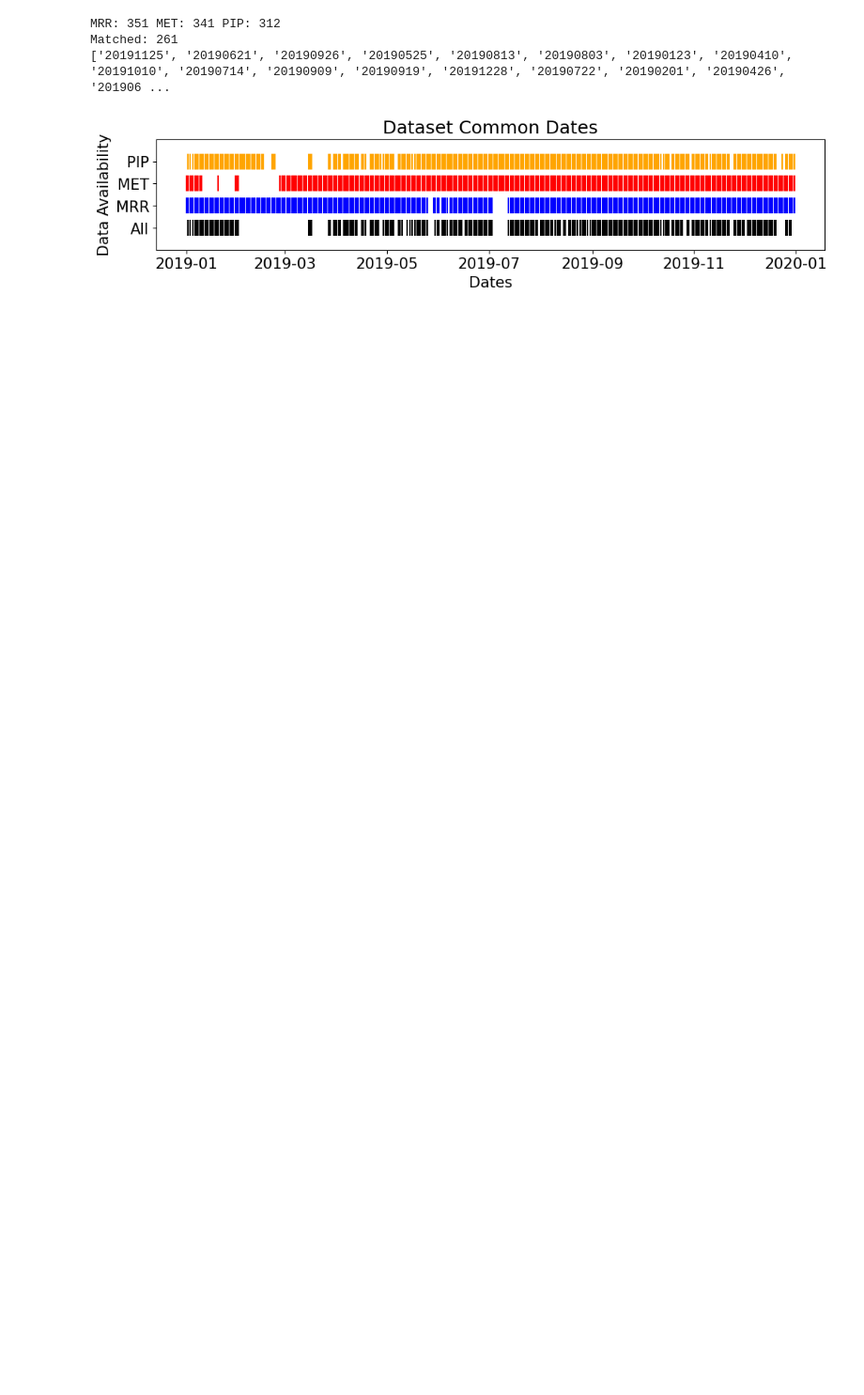
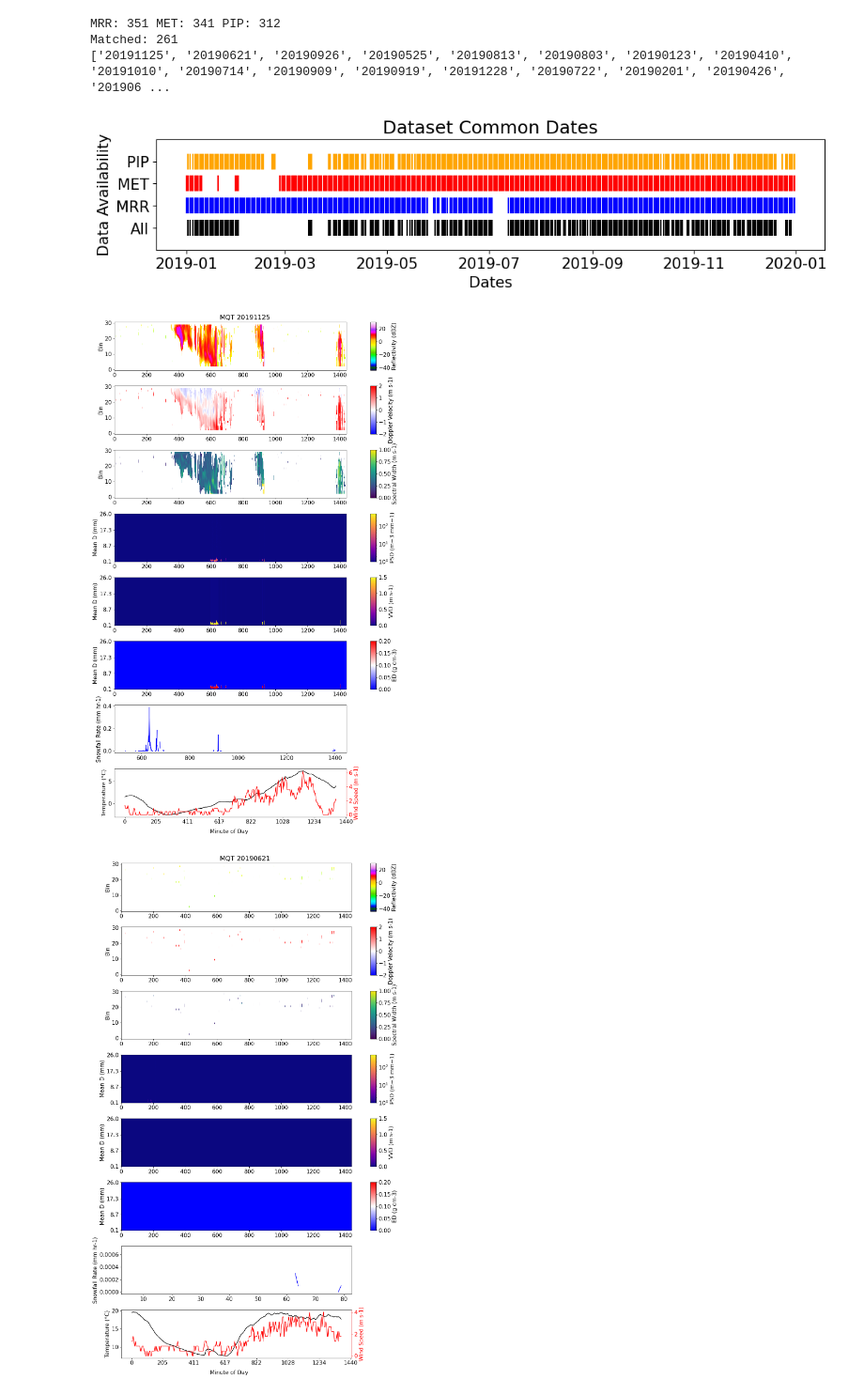
Before and after one commit to frasertheking/pip_processing, a Jupyter notebook: notebooks/check_data.ipynb, the cells around one changed output. Shown at 94% size. Saved outputs shown, nothing was run; the diff lists cells and outputs as text; code cells hidden in the pictures; blank space fills up the shorter version.

```diff
--- a/notebooks/check_data.ipynb
+++ b/notebooks/check_data.ipynb
@@ -137,7 +137,7 @@ def plot_data_for_day(year, month, day):
     ds_pip = xr.open_dataset(pip_path + '/particle_size_distributions/006' + date + '2350_01_dsd.nc')
     cbar_ax = plt.subplot(gs[3, 1])
     val = ds_pip['psd'].values
-    h = ax.imshow(val.T, cmap='plasma', norm=LogNorm(vmin=1, vmax=1000), aspect='auto')
+    h = ax.imshow(val.T, cmap='plasma', norm=LogNorm(vmin=1, vmax=500), aspect='auto')
     cbar = fig.colorbar(h, cax=cbar_ax)
     cbar.set_label('PSD (m−3 mm−1)')
     bin_centers = ds_pip.bin_centers.values
@@ -152,7 +152,7 @@ def plot_data_for_day(year, month, day):
     ds_pip = xr.open_dataset(pip_path + '/velocity_distributions/006' + date + '2350_01_vvd_A.nc')
     cbar_ax = plt.subplot(gs[4, 1])
     val = ds_pip['vvd'].values
-    h = ax.imshow(val.T, cmap='plasma', vmin=0, vmax=5, aspect='auto')
+    h = ax.imshow(val.T, cmap='plasma', vmin=0, vmax=1.5, aspect='auto')
     cbar = fig.colorbar(h, cax=cbar_ax)
     cbar.set_label('VVD (m s-1)')
     bin_centers = ds_pip.bin_centers.values
@@ -167,7 +167,7 @@ def plot_data_for_day(year, month, day):
     ds_pip = xr.open_dataset(pip_path + '/edensity_distributions/006' + date + '2350_01_rho_Plots_D_minute.nc')
     cbar_ax = plt.subplot(gs[5, 1])
     val = ds_pip['rho'].values
-    h = ax.imshow(val.T, cmap='bwr', vmin=0, vmax=1, aspect='auto')
+    h = ax.imshow(val.T, cmap='bwr', vmin=0, vmax=0.2, aspect='auto')
     cbar = fig.colorbar(h, cax=cbar_ax)
     cbar.set_label('ED (g cm-3)')
     bin_centers = ds_pip.bin_centers.values
@@ -191,31 +191,34 @@ def plot_data_for_day(year, month, day):
     ds_met = ds_met.assign_coords(time = utc_time)
     ds_met = ds_met.sel(time=(ds_met['time.year']==int(year)) & (ds_met['time.month']==int(month)) & (ds_met['time.day']==int(day)))
 
     t = ds_met['Temp Out'].values
     p = ds_met['Wind Speed'].values
     ax.plot(np.arange(len(t)), t, color='black')
     ax.set_ylabel('Temperature (°C)')
 
     x_ticks = np.linspace(0, 300, 8, dtype=int)
     x_labels = np.linspace(0, 1440, 8, dtype=int)
     ax.set_xticks(x_ticks)
     ax.set_xticklabels(x_labels)
 
     ax2 = ax.twinx()
     ax2.plot(np.arange(len(p)), p, color='red')
     ax2.set_ylabel('Wind Speed (m s-1)')
     ax2.spines['right'].set_color('red')
     ax2.yaxis.label.set_color('red')
     ax2.tick_params(axis='y', colors='red')
 
     fig.text(0.45, -0.005, 'Minute of Day', ha='center')
 
     plt.tight_layout()
     plt.show()
 
 
 for date in matched_dates:
     year = date[:4]
     month = date[4:6]
     day = date[-2:]
-#     plot_data_for_day(year, month, day)
+    plot_data_for_day(year, month, day)
+# %% [output]
+[figure, added]
+[figure, added]
```
Also changed, not shown: parts of 1 cell of this notebook, 1 other file.
